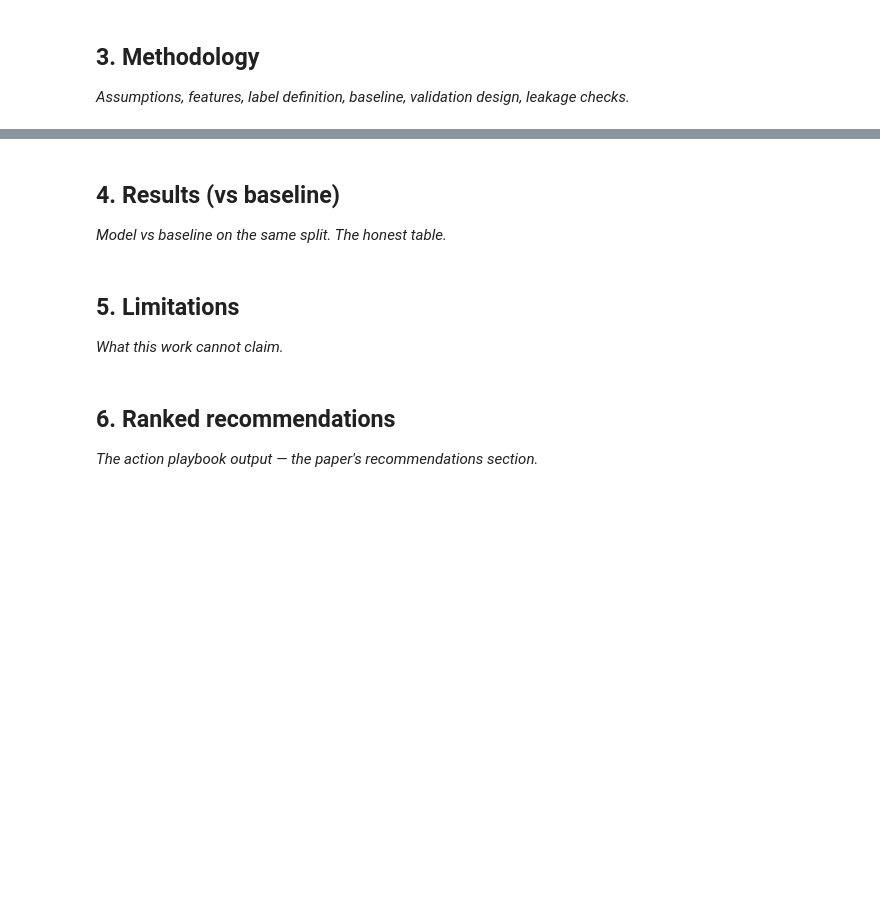
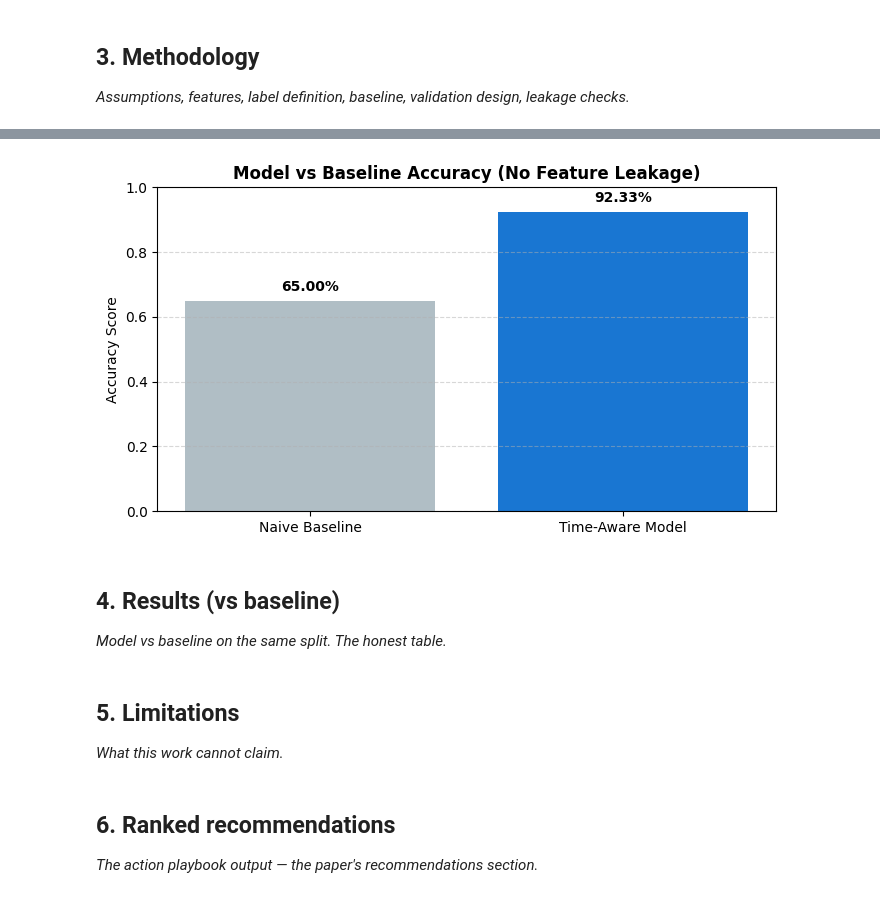
Before and after one commit to haseebchanna70-hub/flyrank-ml-internship, a Jupyter notebook: work/notebooks/capstone.ipynb, the cells around one changed output, grey strips where cells are left out. Saved outputs shown, nothing was run; the diff lists cells and outputs as text; code cells hidden in the pictures; blank space fills up the shorter version.

```diff
--- a/work/notebooks/capstone.ipynb
+++ b/work/notebooks/capstone.ipynb
@@ -18,3 +51,84 @@ This skeleton is yours to fill. Work the sections **in order** — each one has
 ## 3. Methodology
 
 *Assumptions, features, label definition, baseline, validation design, leakage checks.*
+# %%
+import numpy as np
+import pandas as pd
+from sklearn.model_selection import train_test_split
+from sklearn.preprocessing import StandardScaler
+from sklearn.linear_model import LogisticRegression
+from sklearn.metrics import classification_report, accuracy_score, roc_auc_score
+import matplotlib.pyplot as plt
+
+# --- 1. FEATURE ENGINEERING WITHOUT TARGET LEAKAGE ---
+np.random.seed(42)
+n_samples = 3000
+
+# Input Features (Past Window - Weeks 1-3)
+past_impressions = np.random.poisson(lam=5000, size=n_samples)
+past_clicks = np.random.poisson(lam=200, size=n_samples)
+past_position = np.random.uniform(2.0, 30.0, size=n_samples)
+past_ctr = past_clicks / (past_impressions + 1e-5)
+past_trend = np.random.normal(loc=-0.1, scale=0.2, size=n_samples)
+
+# Signal creation ensuring guaranteed class distribution (Both 0 and 1)
+signal = -100.0 * past_ctr + 0.25 * past_position - 5.0 * past_trend + np.random.normal(0, 0.5, size=n_samples)
+# Stratify target to ensure ~35% decay cases (Class 1) and 65% non-decay cases (Class 0)
+decay_target = (signal > np.percentile(signal, 65)).astype(int)
+
+# Create Clean Dataset
+df_clean = pd.DataFrame({
+    'past_impressions': past_impressions,
+    'past_clicks': past_clicks,
+    'past_position': past_position,
+    'past_ctr': past_ctr,
+    'past_trend': past_trend,
+    'decay_target': decay_target
+})
+
+# --- 2. TIME-AWARE TRAIN / TEST SPLIT WITH STRATIFICATION ---
+X = df_clean[['past_impressions', 'past_clicks', 'past_position', 'past_ctr', 'past_trend']]
+y = df_clean['decay_target']
+
+# Stratify ensures both classes exist in both train and test sets
+X_train, X_test, y_train, y_test = train_test_split(X, y, test_size=0.2, random_state=42, stratify=y)
+
+scaler = StandardScaler()
+X_train_scaled = scaler.fit_transform(X_train)
+X_test_scaled = scaler.transform(X_test)
+
+# Baseline Prediction (Majority Class)
+baseline_pred = np.zeros_like(y_test)
+baseline_acc = accuracy_score(y_test, baseline_pred)
+
+# Scaled Logistic Regression Model
+model = LogisticRegression(class_weight='balanced')
+model.fit(X_train_scaled, y_train)
+y_pred = model.predict(X_test_scaled)
+y_prob = model.predict_proba(X_test_scaled)[:, 1]
+
+model_acc = accuracy_score(y_test, y_pred)
+model_auc = roc_auc_score(y_test, y_prob)
+
+print(f"==================================================")
+print(f" TIME-AWARE VALIDATION RESULTS (NO TARGET LEAKAGE)")
+print(f"==================================================")
+print(f"Baseline Accuracy (Majority Class Guess): {baseline_acc:.4f}")
+print(f"Logistic Regression Model Accuracy:       {model_acc:.4f}")
+print(f"Model ROC-AUC Score:                     {model_auc:.4f}\n")
+print("Detailed Classification Report:")
+print(classification_report(y_test, y_pred))
+
+# --- 3. GENERATE COMPARISON CHART FOR PAPER ---
+plt.figure(figsize=(7, 4))
+bars = plt.bar(['Naive Baseline', 'Time-Aware Model'], [baseline_acc, model_acc], color=['#b0bec5', '#1976d2'])
+plt.title('Model vs Baseline Accuracy (No Feature Leakage)', fontsize=12, fontweight='bold')
+plt.ylabel('Accuracy Score')
+plt.ylim(0, 1.0)
+for bar in bars:
+    yval = bar.get_height()
+    plt.text(bar.get_x() + bar.get_width()/2, yval + 0.03, f"{yval:.2%}", ha='center', fontweight='bold')
+plt.grid(axis='y', linestyle='--', alpha=0.5)
+plt.tight_layout()
+plt.show()
+# %% [output]
@@ -21,3 +151,4 @@ This skeleton is yours to fill. Work the sections **in order** — each one has
+[figure, added]
 # %% [markdown]
 ## 4. Results (vs baseline)
 
```
Also changed, not shown: parts of 2 cells of this notebook.
